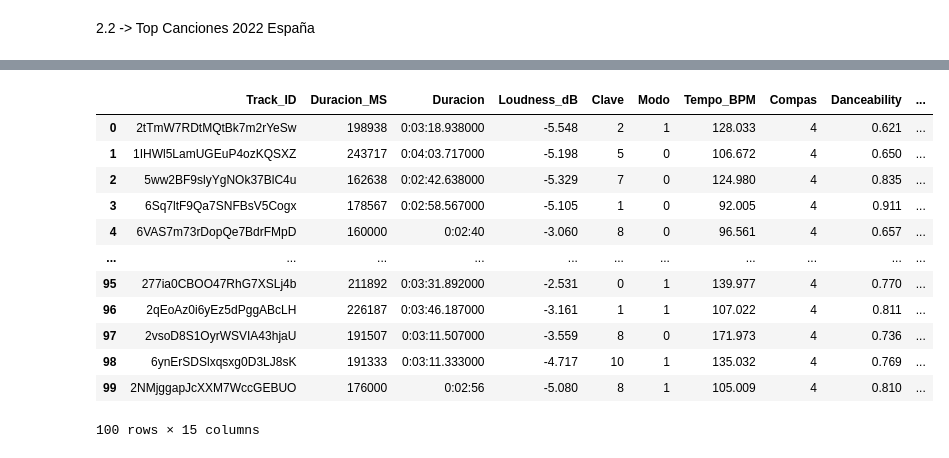
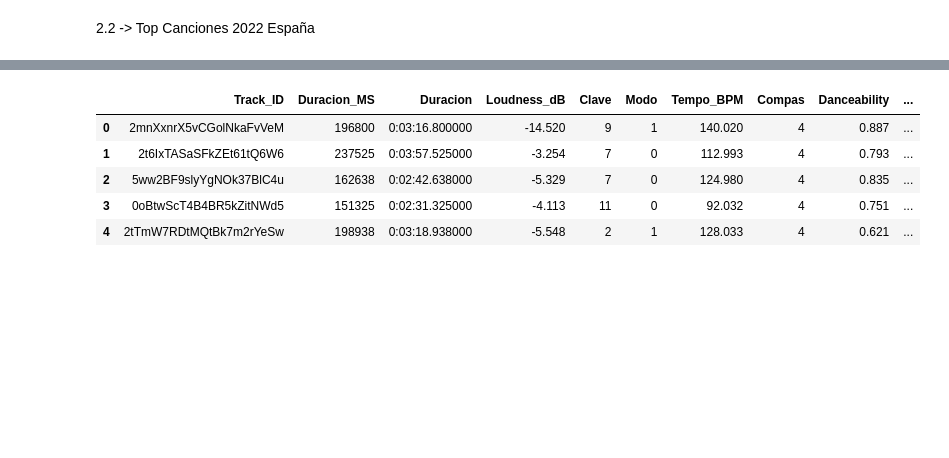
Before and after one commit to juandelacuadra/EDA_TheBridge_DS_PT, a Jupyter notebook: Notebooks/API_Spotify.ipynb, the cells around one changed output, grey strips where cells are left out. Cells and saved outputs as stored; diff of their text form; code cells hidden in the pictures; blank space fills up the shorter version.

```diff
--- a/Notebooks/API_Spotify.ipynb
+++ b/Notebooks/API_Spotify.ipynb
@@ -34,6 +116,9 @@ Guardo las URI que voy a analizar
 # %%
 URI_TOP_WORLD = '37i9dQZF1DX18jTM2l2fJY' # Playlist "Top Tracks 2022"
 URI_TOP_SPAIN = '37i9dQZF1DXdo9iIZiH7LB'# Playlist "Top Canciones 2022 España"
+
+URI_TOP_WORLD_W = '37i9dQZEVXbNG2KDcFcKOF' # SEMANAL
+URI_TOP_SPAIN_W = '37i9dQZEVXbJwoKy8qKpHG' # SEMANAL
 # %% [markdown]
 Obtengo el token de acceso a la API
 # %%
@@ -59,7 +144,7 @@ headers = {
 # %% [markdown]
 2.1 -> Top Tracks 2022 (Mundial)
 # %%
-response_top_world = requests.get(BASE_URL + 'playlists/' + URI_TOP_WORLD + '/tracks/', headers=headers)
+response_top_world = requests.get(BASE_URL + 'playlists/' + URI_TOP_WORLD_W + '/tracks/', headers=headers)
 top_world_tracks = response_top_world.json()
 # %%
 # EXTRAIGO TODAS LAS CANCIONES DE LA PLAYLIST
@@ -362,7 +331,5 @@ Text(0.5, 1.0, 'Presencia de géneros en la playlist "Top Tracks 2022"')
 # %% [markdown]
 2.2 -> Top Canciones 2022 España
 # %%
-response_top_spain = requests.get(BASE_URL + 'playlists/' + URI_TOP_SPAIN + '/tracks/', headers=headers)
+response_top_spain = requests.get(BASE_URL + 'playlists/' + URI_TOP_SPAIN_W + '/tracks/', headers=headers)
 top_spain_tracks = response_top_spain.json()
-
-top_spain_tracks
@@ -477,46 +412,39 @@ for song in df_top_spain['Track_ID']:
 
     # TODOS LOS DATOS SE EXPLICAN EN LA MEMORIA / PRESENTACION
 
     # DATOS TECNICOS:
     duration_ms = features['duration_ms']
     loudness_db = features['loudness']
     key = features['key']
     mode = features['mode']
     tempo_bpm = features['tempo']
     time_signature = features['time_signature']
 
     # ANALISIS DE LA IA
     danceability = features['danceability']
     energy = features['energy']
     speechiness = features['speechiness']
     instrumentalness = features['instrumentalness']
     acousticness = features['acousticness']
     liveness = features['liveness']
     valence = features['valence']
 
     analysis_info_list = [song, duration_ms, 0, loudness_db, key, mode, tempo_bpm, time_signature, danceability, energy, speechiness, instrumentalness, acousticness, liveness, valence]
     analysis_info.append(analysis_info_list)
 
 # MONTO EL DATAFRAME DE ANALISIS
 df_analysis_info_spain = pd.DataFrame(analysis_info, columns=columns)
 
 # PARSEO LA DURACIÓN A MM:SS
 df_analysis_info_spain['Duracion'] = df_analysis_info_spain['Duracion_MS'].apply(lambda x: str(datetime.timedelta(milliseconds=x)))
-df_analysis_info_spain
+df_analysis_info_spain.head(5)
 # %% [output]
 |  | Track_ID | Duracion_MS | Duracion | Loudness_dB | Clave | Modo | Tempo_BPM | Compas | Danceability | ... |
-| 0 | 2tTmW7RDtMQtBk7m2rYeSw | 198938 | 0:03:18.938000 | -5.548 | 2 | 1 | 128.033 | 4 | 0.621 | ... |
-| 1 | 1IHWl5LamUGEuP4ozKQSXZ | 243717 | 0:04:03.717000 | -5.198 | 5 | 0 | 106.672 | 4 | 0.650 | ... |
+| 0 | 2mnXxnrX5vCGolNkaFvVeM | 196800 | 0:03:16.800000 | -14.520 | 9 | 1 | 140.020 | 4 | 0.887 | ... |
+| 1 | 2t6IxTASaSFkZEt61tQ6W6 | 237525 | 0:03:57.525000 | -3.254 | 7 | 0 | 112.993 | 4 | 0.793 | ... |
 | 2 | 5ww2BF9slyYgNOk37BlC4u | 162638 | 0:02:42.638000 | -5.329 | 7 | 0 | 124.980 | 4 | 0.835 | ... |
-| 3 | 6Sq7ltF9Qa7SNFBsV5Cogx | 178567 | 0:02:58.567000 | -5.105 | 1 | 0 | 92.005 | 4 | 0.911 | ... |
-| 4 | 6VAS7m73rDopQe7BdrFMpD | 160000 | 0:02:40 | -3.060 | 8 | 0 | 96.561 | 4 | 0.657 | ... |
-| ... | ... | ... | ... | ... | ... | ... | ... | ... | ... | ... |
-| 95 | 277ia0CBOO47RhG7XSLj4b | 211892 | 0:03:31.892000 | -2.531 | 0 | 1 | 139.977 | 4 | 0.770 | ... |
-| 96 | 2qEoAz0i6yEz5dPggABcLH | 226187 | 0:03:46.187000 | -3.161 | 1 | 1 | 107.022 | 4 | 0.811 | ... |
-| 97 | 2vsoD8S1OyrWSVIA43hjaU | 191507 | 0:03:11.507000 | -3.559 | 8 | 0 | 171.973 | 4 | 0.736 | ... |
-| 98 | 6ynErSDSlxqsxg0D3LJ8sK | 191333 | 0:03:11.333000 | -4.717 | 10 | 1 | 135.032 | 4 | 0.769 | ... |
-| 99 | 2NMjggapJcXXM7WccGEBUO | 176000 | 0:02:56 | -5.080 | 8 | 1 | 105.009 | 4 | 0.810 | ... |
+| 3 | 0oBtwScT4B4BR5kZitNWd5 | 151325 | 0:02:31.325000 | -4.113 | 11 | 0 | 92.032 | 4 | 0.751 | ... |
+| 4 | 2tTmW7RDtMQtBk7m2rYeSw | 198938 | 0:03:18.938000 | -5.548 | 2 | 1 | 128.033 | 4 | 0.621 | ... |
-100 rows × 15 columns
 # %%
 # SACO LA INFO DE TODOS LOS ARTISTAS DE LAS CANCIONES PASANDO LOS ID'S
 track_by_artist_info = []
```
Also changed, not shown: parts of 48 cells of this notebook, 1 other file.
